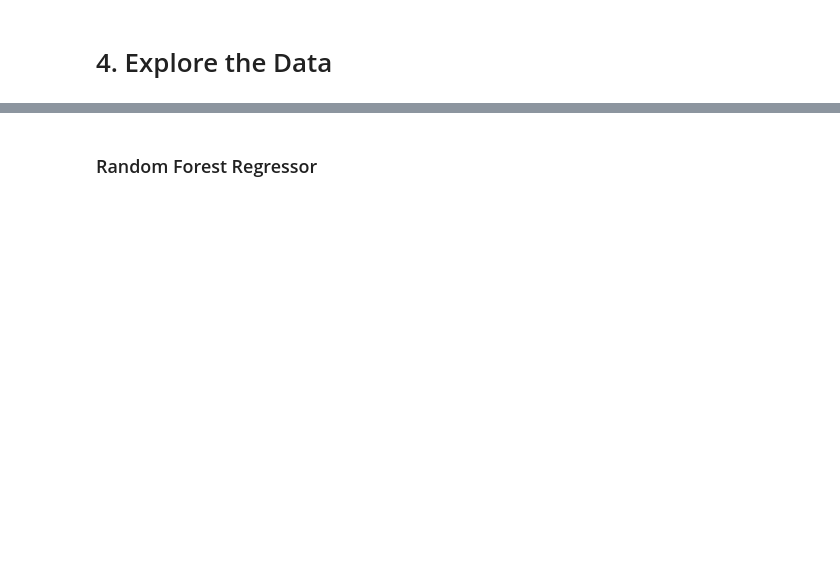
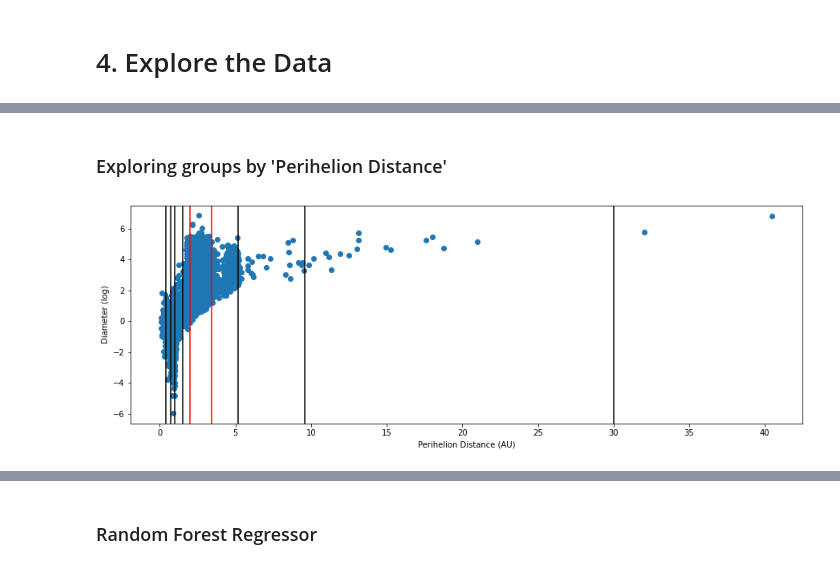
Before and after one commit to emilybocim/springboard, a Jupyter notebook: Capstone Two/Asteroid_Modeling_Tests.ipynb, the cells around one changed output, grey strips where cells are left out. Saved outputs shown, nothing was run; the diff lists cells and outputs as text; code cells hidden in the pictures; blank space fills up the shorter version.

```diff
--- a/Capstone Two/Asteroid_Modeling_Tests.ipynb
+++ b/Capstone Two/Asteroid_Modeling_Tests.ipynb
@@ -304,0 +137,28 @@ plt.show()
+# %% [markdown]
+### Exploring groups by 'Perihelion Distance'
+# %%
+from matplotlib.pyplot import figure
+figure(figsize=(15,5))
+plt.scatter(data=df,x='perihelion_dist(au)',y='log');
+#Mercury
+plt.axvline(x=.4,c='black')
+#Venus
+plt.axvline(x=.7,c='black')
+#Earth
+plt.axvline(x=1,c='black')
+#Mars
+plt.axvline(x=1.5,c='black')
+#Asteroid Belt
+plt.axvline(x=2,c='red')
+plt.axvline(x=3.4,c='red')
+#Jupiter
+plt.axvline(x=5.2,c='black')
+#Saturn
+plt.axvline(x=9.6,c='black')
+#Neptune/Kuiper Belt
+plt.axvline(x=30,c='black')
+plt.xlabel('Perihelion Distance (AU)')
+plt.ylabel('Diameter (log)')
+plt.show()
+# %% [output]
+[figure, added]
```
Also changed, not shown: parts of 67 cells of this notebook.
